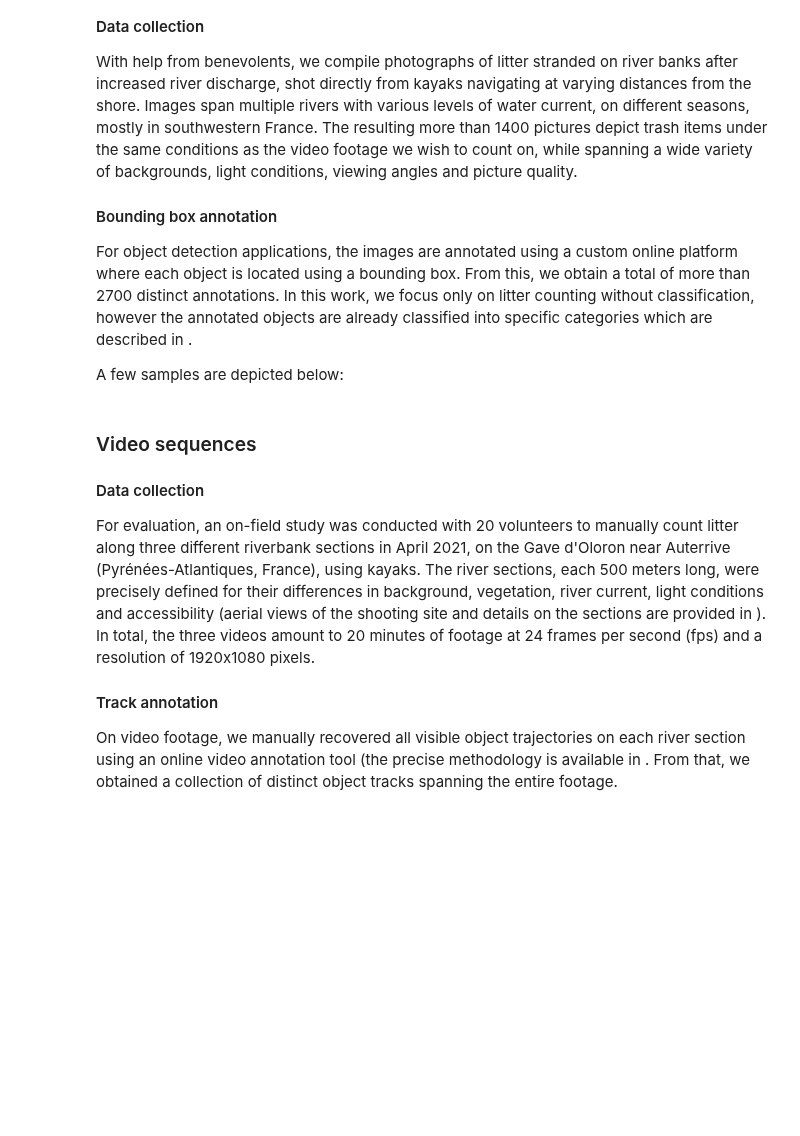
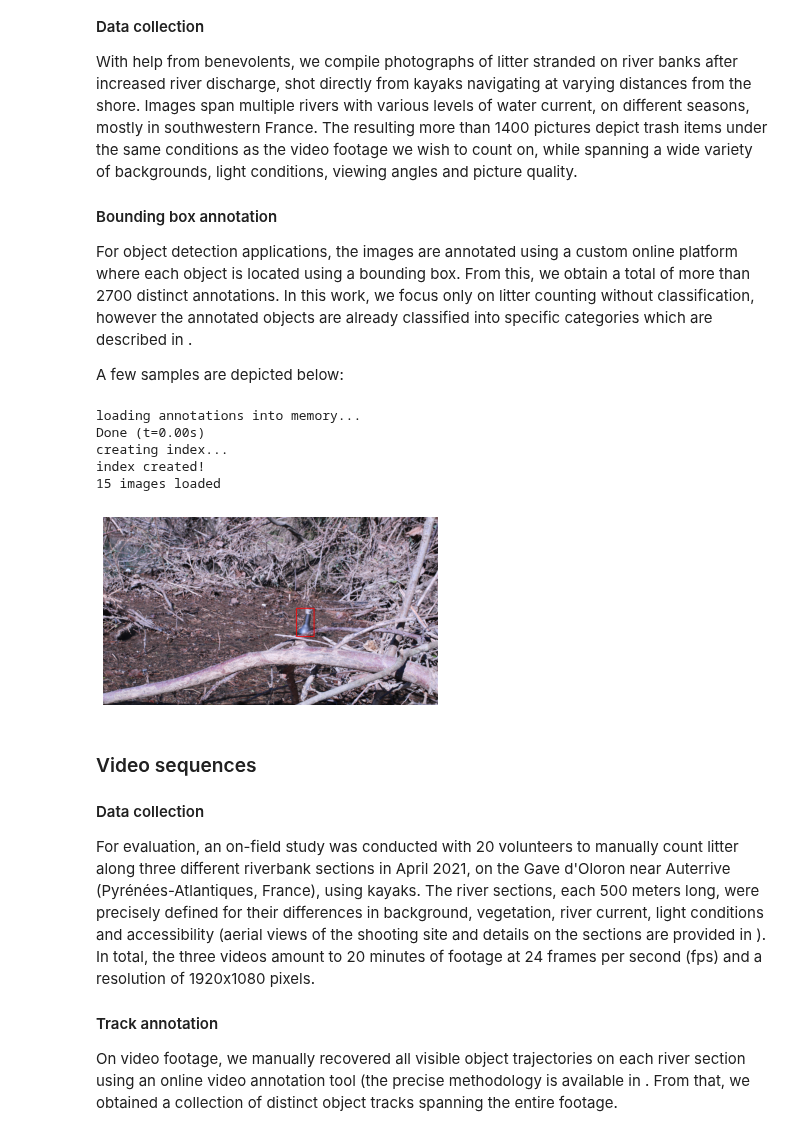
Before and after one commit to mchagneux/computo_paper, a Jupyter notebook: paper.ipynb, the cells around one changed output. Saved outputs shown, nothing was run; the diff lists cells and outputs as text; code cells hidden in the pictures; blank space fills up the shorter version.

Commit message:
changing name of annotations file in code

```diff
--- a/paper.ipynb
+++ b/paper.ipynb
@@ -274,45 +289,53 @@ dir = 'surfnet/data/images'
 
 ann_dir = os.path.join(dir,'annotations')
 data_dir = os.path.join(dir,'images')
-ann_file = os.path.join(ann_dir, 'instances_train.json')
+ann_file = os.path.join(ann_dir, 'subset_of_annotations.json')
 coco = COCO(ann_file)
 
 imgIds = np.array(coco.getImgIds())
 print('{} images loaded'.format(len(imgIds)))
 
-for imgId in imgIds[5:6]:
+for imgId in imgIds:
     image = coco.loadImgs(ids=[imgId])[0]
     try:
         image = Image.open(os.path.join(data_dir,image['file_name']))
         # Rotation of the picture in the Exif tags
         for orientation in ExifTags.TAGS.keys():
             if ExifTags.TAGS[orientation]=='Orientation':
                 break
 
         exif = image._getexif()
         if exif is not None:
             if exif[orientation] == 3:
                 image=image.rotate(180, expand=True)
             elif exif[orientation] == 6:
                 image=image.rotate(270, expand=True)
             elif exif[orientation] == 8:
                 image=image.rotate(90, expand=True)
 
     except (AttributeError, KeyError, IndexError):
         # cases: image don't have getexif
         pass
     image = cv2.cvtColor(np.array(image.convert('RGB')),  cv2.COLOR_RGB2BGR)
     annIds = coco.getAnnIds(imgIds=[imgId])
     anns = coco.loadAnns(ids=annIds)
     h,w = image.shape[:-1]
     target_h = 1080
     ratio = target_h/h
     target_w = int(ratio*w)
     image = cv2.resize(image,(target_w,target_h))
     image = draw_bbox(image,anns,ratio)
     image = cv2.cvtColor(image,cv2.COLOR_BGR2RGB)
     plt.imshow(image)
     plt.axis('off')
+    plt.show()
+# %% [output]
+loading annotations into memory...
+Done (t=0.00s)
+creating index...
+index created!
+15 images loaded
+[figure, added]
 # %% [markdown]
 ### Video sequences
 #### Data collection
```
Also changed, not shown: parts of 4 cells of this notebook, 1 other file.
